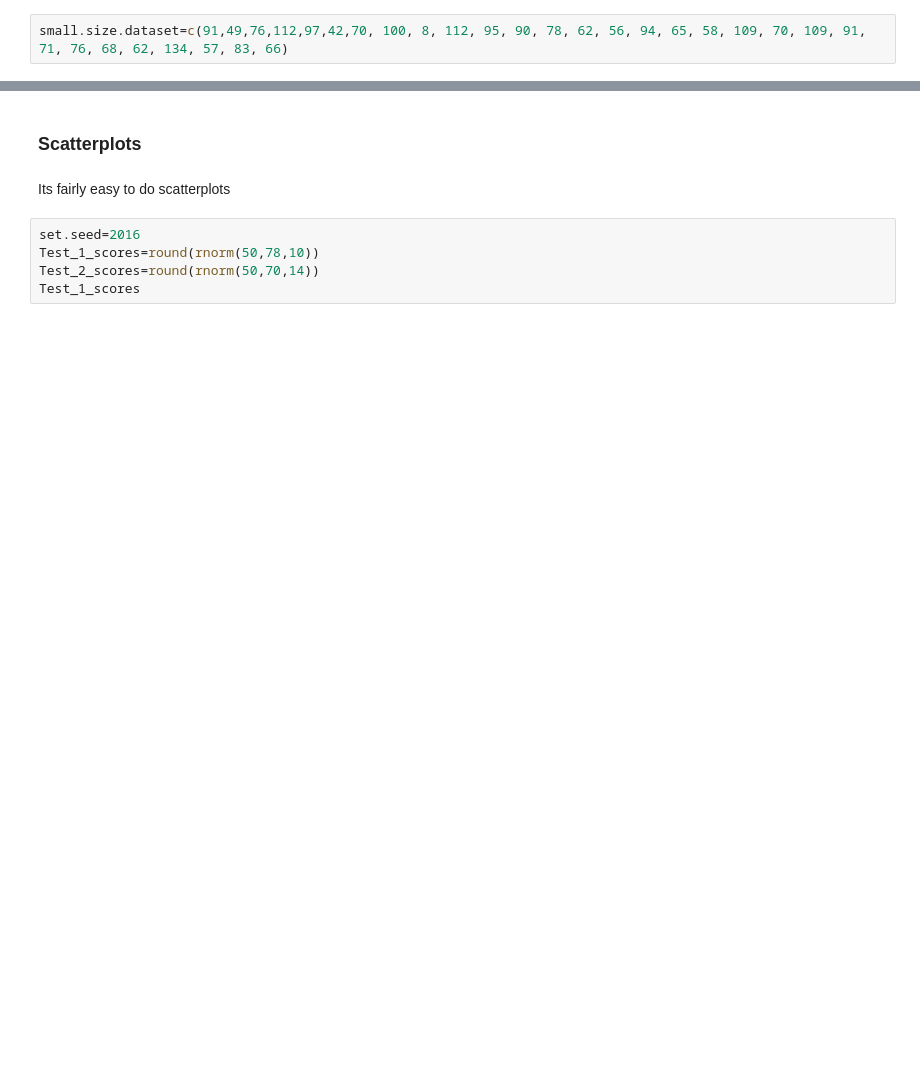
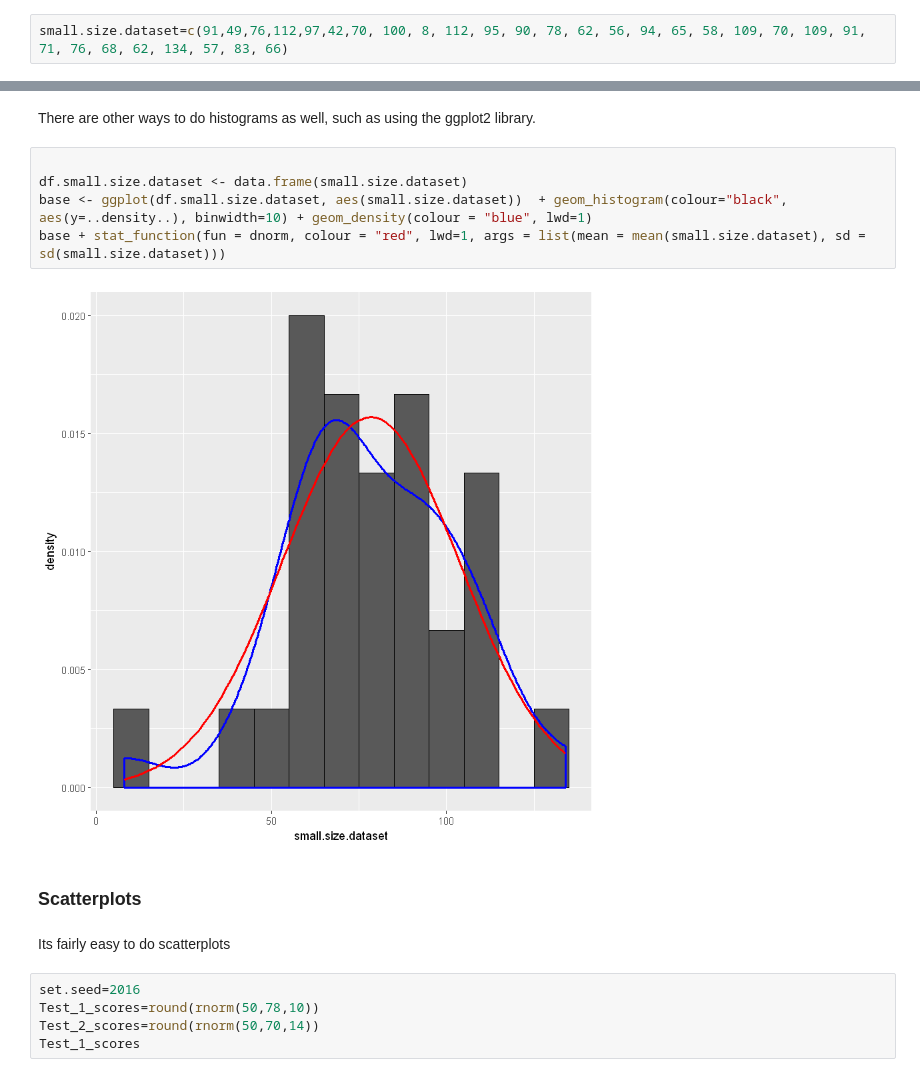
Before and after one commit to MitRoberts/coursera-time-series, a Jupyter notebook: notebooks/time-series-coursera.ipynb, the cells around one changed output, grey strips where cells are left out. Saved outputs shown, nothing was run; the diff lists cells and outputs as text; blank space fills up the shorter version.

```diff
--- a/notebooks/time-series-coursera.ipynb
+++ b/notebooks/time-series-coursera.ipynb
@@ -65,3 +57,12 @@ lines(density(small.size.dataset), col='red', lwd=5)
+# %% [markdown]
+There are other ways to do histograms as well, such as using the ggplot2 library.
+# %%
+
+df.small.size.dataset <- data.frame(small.size.dataset)
+base <- ggplot(df.small.size.dataset, aes(small.size.dataset))  + geom_histogram(colour="black", aes(y=..density..), binwidth=10) + geom_density(colour = "blue", lwd=1)
+base + stat_function(fun = dnorm, colour = "red", lwd=1, args = list(mean = mean(small.size.dataset), sd = sd(small.size.dataset)))
+# %% [output]
+[figure, added]
 # %% [markdown]
 ### Scatterplots
 # %% [markdown]
```
Also changed, not shown: parts of 8 cells of this notebook.
